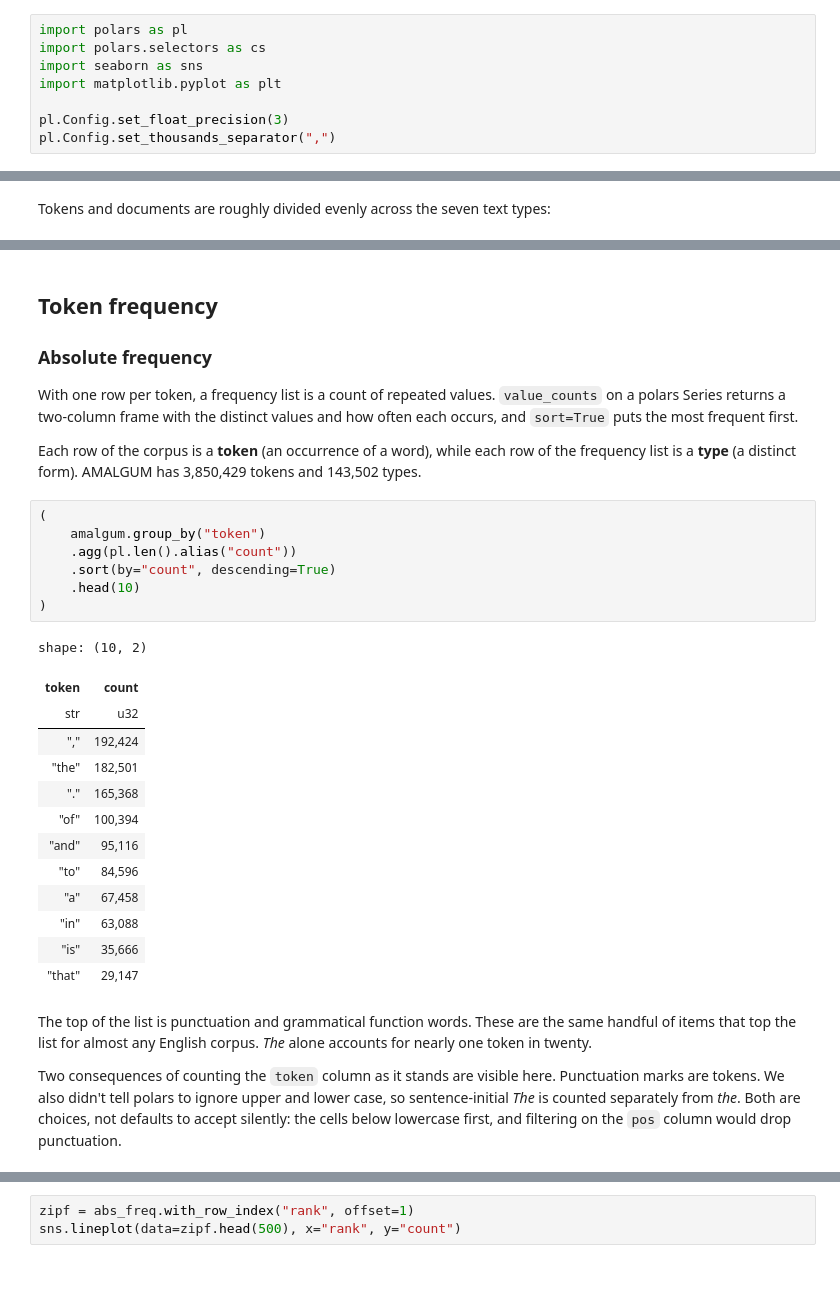
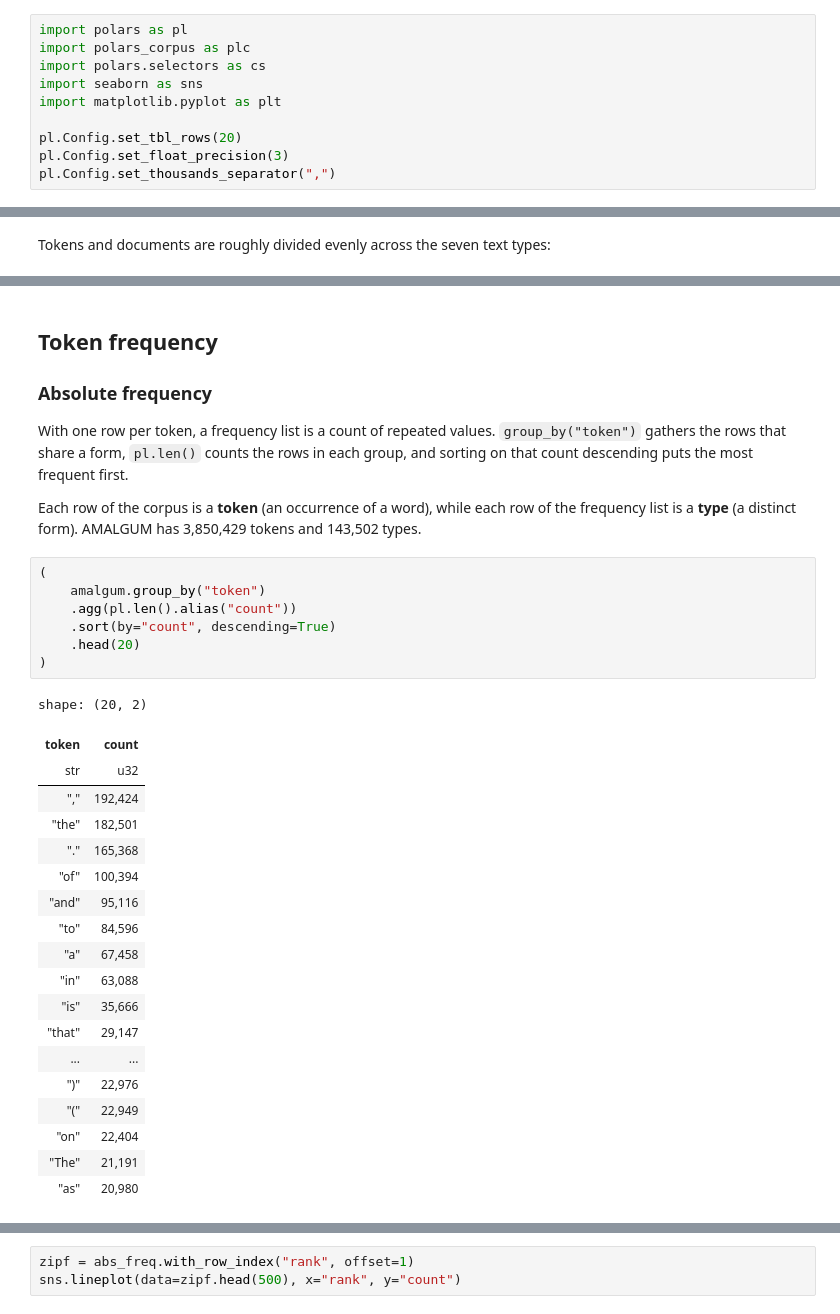
Before and after one commit to rmalouf/polars_corpus, a Jupyter notebook: docs/notebooks/frequencies.ipynb, the cells around one changed output, grey strips where cells are left out. Cells and saved outputs as stored; diff of their text form; blank space fills up the shorter version.

```diff
--- a/docs/notebooks/frequencies.ipynb
+++ b/docs/notebooks/frequencies.ipynb
@@ -17,9 +14,11 @@ matplotlib handle the plots.
 # %%
 import polars as pl
+import polars_corpus as plc
 import polars.selectors as cs
 import seaborn as sns
 import matplotlib.pyplot as plt
 
+pl.Config.set_tbl_rows(20)
 pl.Config.set_float_precision(3)
 pl.Config.set_thousands_separator(",")
 # %% [output]
@@ -84,8 +83,9 @@ shape: (7, 3)
 
 ### Absolute frequency
 
-With one row per token, a frequency list is a count of repeated values. `value_counts` on a
-polars Series returns a two-column frame with the distinct values and how often each occurs, and `sort=True` puts the most frequent first.
+With one row per token, a frequency list is a count of repeated values. `group_by("token")`
+gathers the rows that share a form, `pl.len()` counts the rows in each group, and sorting on that
+count descending puts the most frequent first.
 
 Each row of the corpus is a **token** (an occurrence of a word), while
 each row of the frequency list is a **type** (a distinct form). AMALGUM has 3,850,429 tokens and
@@ -93,31 +93,27 @@ each row of the frequency list is a **type** (a distinct form). AMALGUM has 3,85
 # %%
 (
     amalgum.group_by("token")
     .agg(pl.len().alias("count"))
     .sort(by="count", descending=True)
-    .head(10)
+    .head(20)
 )
 # %% [output]
-shape: (10, 2)
+shape: (20, 2)
 | token | count |
 | str | u32 |
 | "," | 192,424 |
 | "the" | 182,501 |
 | "." | 165,368 |
 | "of" | 100,394 |
 | "and" | 95,116 |
 | "to" | 84,596 |
 | "a" | 67,458 |
 | "in" | 63,088 |
 | "is" | 35,666 |
 | "that" | 29,147 |
+| ... | ... |
+| ")" | 22,976 |
+| "(" | 22,949 |
+| "on" | 22,404 |
+| "The" | 21,191 |
+| "as" | 20,980 |
-# %% [markdown]
-The top of the list is punctuation and grammatical function words. These are the same handful of items
-that top the list for almost any English corpus. *The* alone accounts for nearly one token in
-twenty.
-
-Two consequences of counting the `token` column as it stands are visible here. Punctuation marks
-are tokens. We also didn't tell polars to ignore upper and lower case, so
-sentence-initial *The* is counted separately from *the*. Both are choices, not defaults to
-accept silently: the cells below lowercase first, and filtering on the `pos` column would drop
-punctuation.
```
Also changed, not shown: parts of 21 cells of this notebook, 2 other files.
